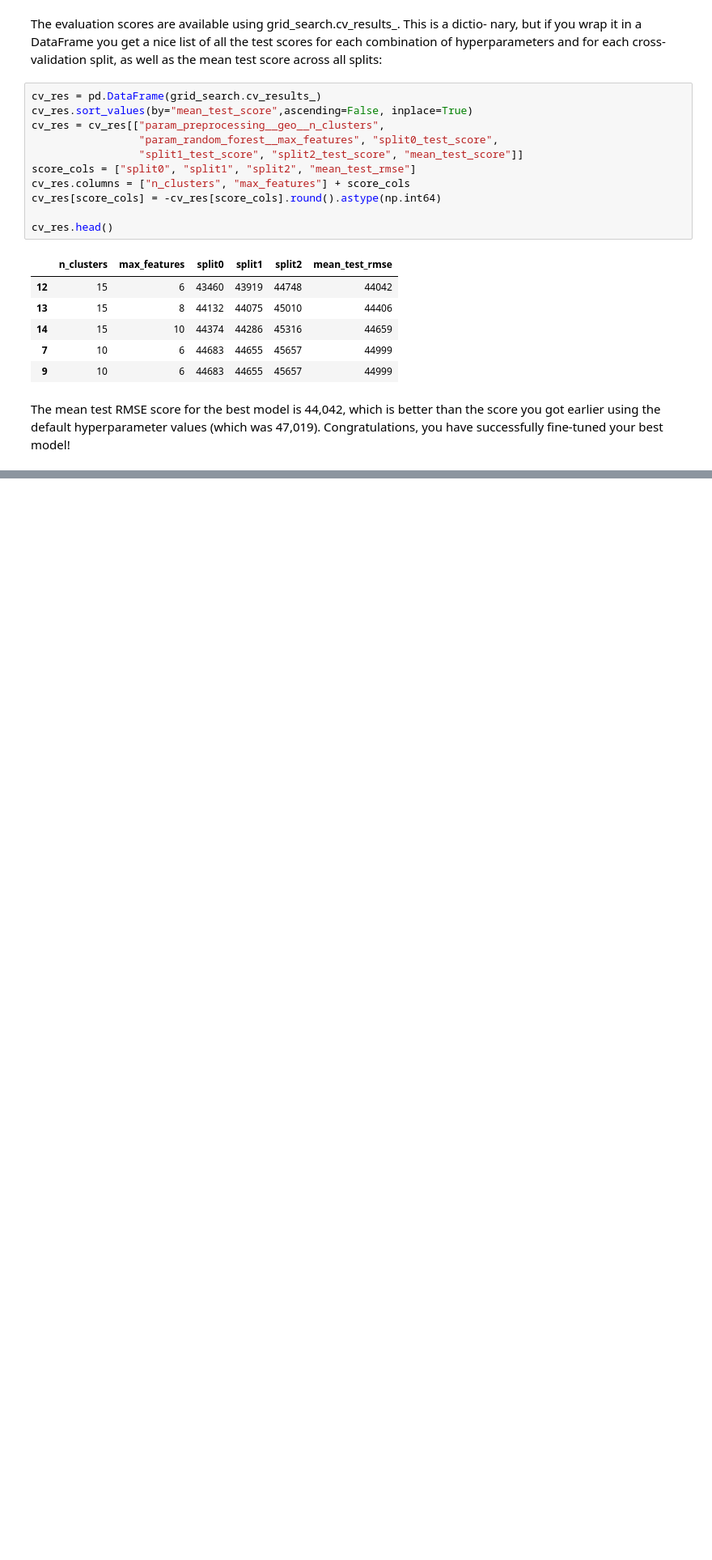
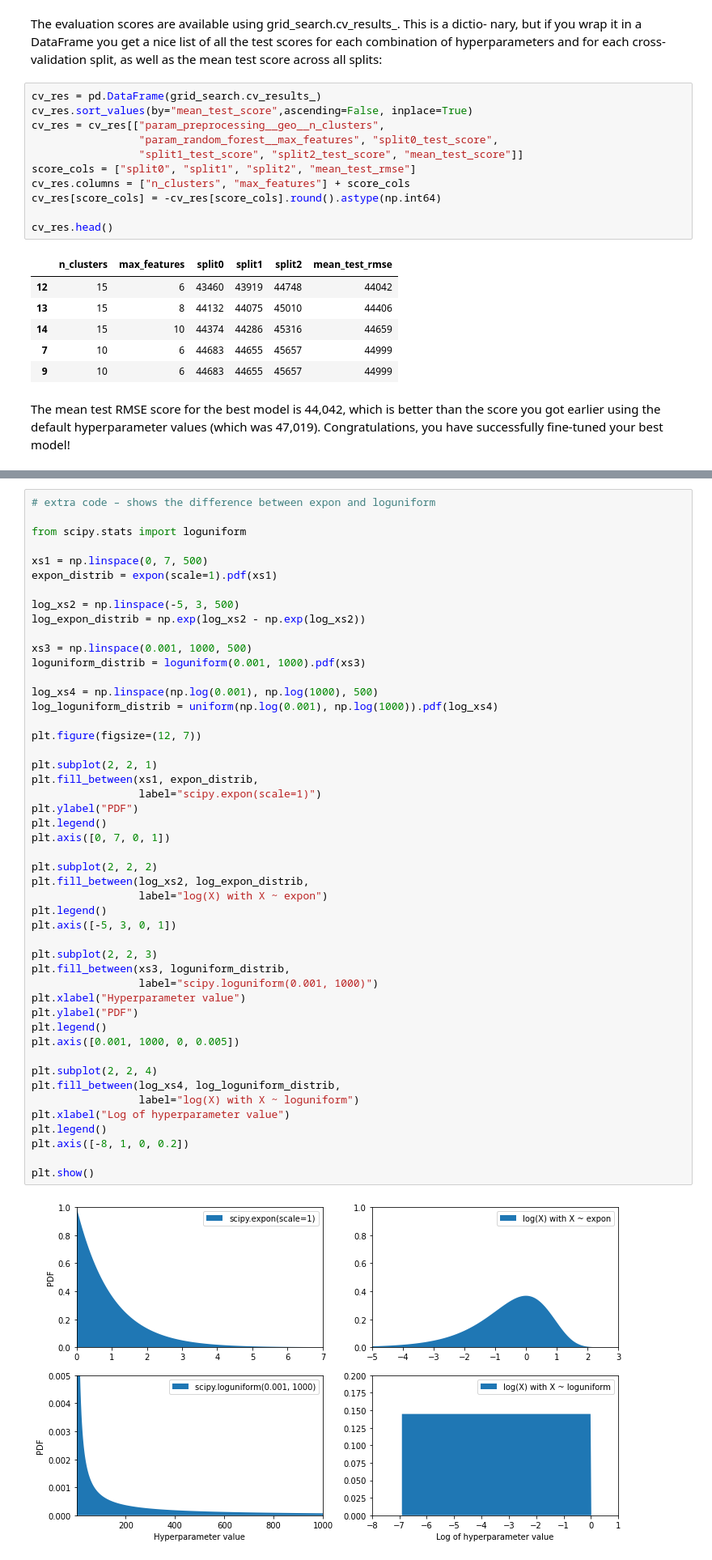
Before and after one commit to DietzscheNostoevsky/ML_HandsOn_Aurelion_Geron, a Jupyter notebook: ml3-agurion_kaggle_chapter2.ipynb, the cells around one changed output, grey strips where cells are left out. Shown at 81% size. Cells and saved outputs as stored; diff of their text form; blank space fills up the shorter version.

```diff
--- a/ml3-agurion_kaggle_chapter2.ipynb
+++ b/ml3-agurion_kaggle_chapter2.ipynb
@@ -1823,0 +1955,50 @@ The mean test RMSE score for the best model is 44,042, which is better than the
+# %%
+# extra code – shows the difference between expon and loguniform
+
+from scipy.stats import loguniform
+
+xs1 = np.linspace(0, 7, 500)
+expon_distrib = expon(scale=1).pdf(xs1)
+
+log_xs2 = np.linspace(-5, 3, 500)
+log_expon_distrib = np.exp(log_xs2 - np.exp(log_xs2))
+
+xs3 = np.linspace(0.001, 1000, 500)
+loguniform_distrib = loguniform(0.001, 1000).pdf(xs3)
+
+log_xs4 = np.linspace(np.log(0.001), np.log(1000), 500)
+log_loguniform_distrib = uniform(np.log(0.001), np.log(1000)).pdf(log_xs4)
+
+plt.figure(figsize=(12, 7))
+
+plt.subplot(2, 2, 1)
+plt.fill_between(xs1, expon_distrib,
+                 label="scipy.expon(scale=1)")
+plt.ylabel("PDF")
+plt.legend()
+plt.axis([0, 7, 0, 1])
+
+plt.subplot(2, 2, 2)
+plt.fill_between(log_xs2, log_expon_distrib,
+                 label="log(X) with X ~ expon")
+plt.legend()
+plt.axis([-5, 3, 0, 1])
+
+plt.subplot(2, 2, 3)
+plt.fill_between(xs3, loguniform_distrib,
+                 label="scipy.loguniform(0.001, 1000)")
+plt.xlabel("Hyperparameter value")
+plt.ylabel("PDF")
+plt.legend()
+plt.axis([0.001, 1000, 0, 0.005])
+
+plt.subplot(2, 2, 4)
+plt.fill_between(log_xs4, log_loguniform_distrib,
+                 label="log(X) with X ~ loguniform")
+plt.xlabel("Log of hyperparameter value")
+plt.legend()
+plt.axis([-8, 1, 0, 0.2])
+
+plt.show()
+# %% [output]
+[figure, added]
```
Also changed, not shown: parts of 13 cells of this notebook.
